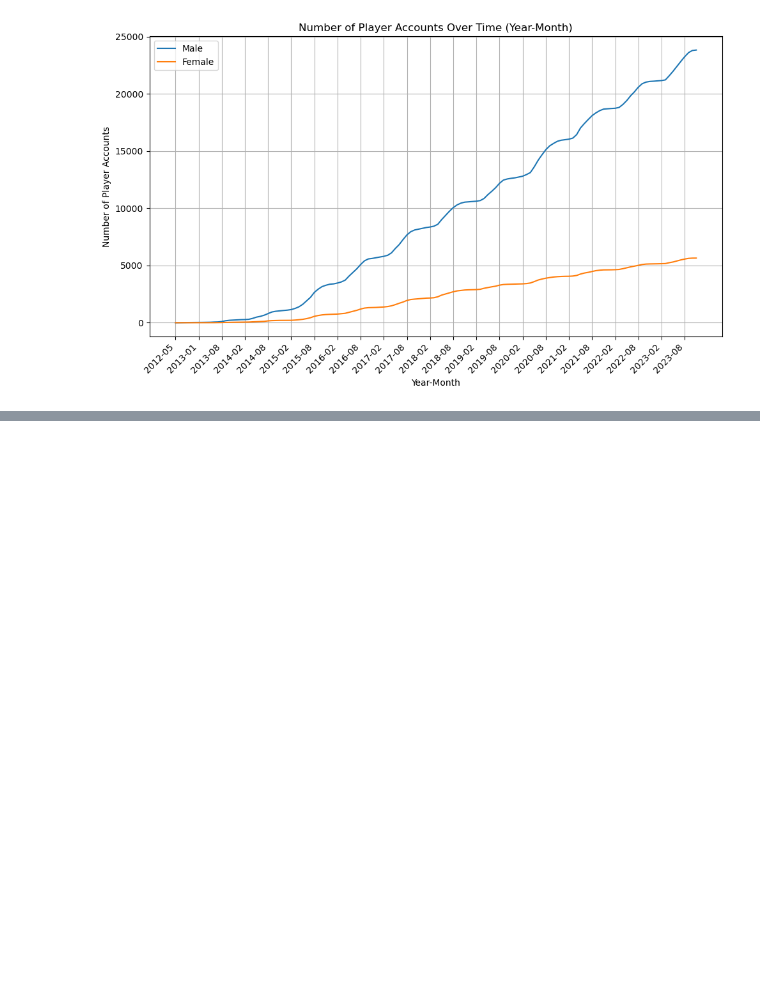
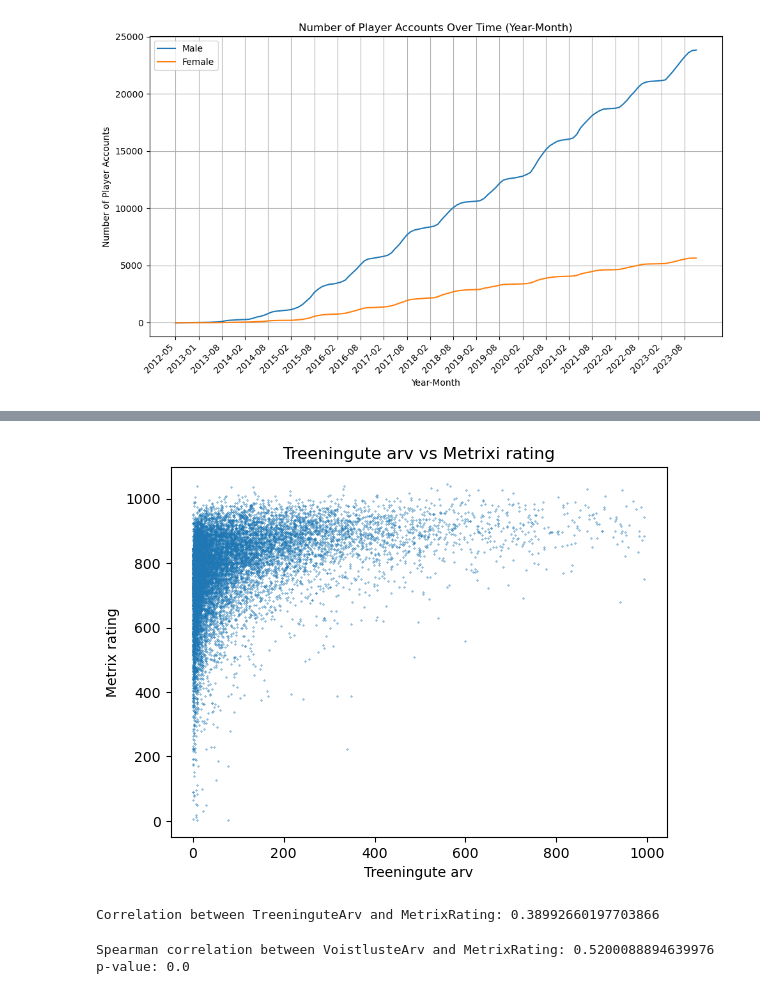
Before and after one commit to Karmosav/discgolf-data, a Jupyter notebook: golf.ipynb, the cells around one changed output, grey strips where cells are left out. Cells and saved outputs as stored; diff of their text form; code cells hidden in the pictures; blank space fills up the shorter version.

```diff
--- a/golf.ipynb
+++ b/golf.ipynb
@@ -149,0 +220,3 @@ Gender YearMonth     F      M
+# %%
+treening = pd.read_csv("treeningute_arv.csv")
+treening
@@ -149,0 +237,34 @@ Gender YearMonth     F      M
+# %%
+treening = treening.rename(columns={"UserID":"ID"})
+treening = pd.merge(treening, data_E[["ID", "MetrixRating"]], how='inner', on=["ID"])
+treening = treening[treening["MetrixRating"]>1]
+treening = treening[treening["TreeninguteArv"]<1000]
+# %%
+x_values = treening["TreeninguteArv"]
+y_values = treening["MetrixRating"]
+
+
+plt.scatter(x_values, y_values, s=0.1)
+
+
+plt.xlabel('Treeningute arv')
+plt.ylabel('Metrix rating')
+plt.title('Treeningute arv vs Metrixi rating')
+
+
+plt.show()
+# %% [output]
+[figure, added]
+# %%
+correlation = treening["TreeninguteArv"].corr(treening["MetrixRating"])
+print("Correlation between TreeninguteArv and MetrixRating:", correlation)
+# %% [output]
+Correlation between TreeninguteArv and MetrixRating: 0.38992660197703866
+# %%
+correlation, p_value = spearmanr(treening["TreeninguteArv"], treening["MetrixRating"])
+
+print("Spearman correlation between VoistlusteArv and MetrixRating:", correlation)
+print("p-value:", p_value)
+# %% [output]
+Spearman correlation between VoistlusteArv and MetrixRating: 0.5200088894639976
+p-value: 0.0
```
Also changed, not shown: parts of 7 cells of this notebook, 2 other files.
